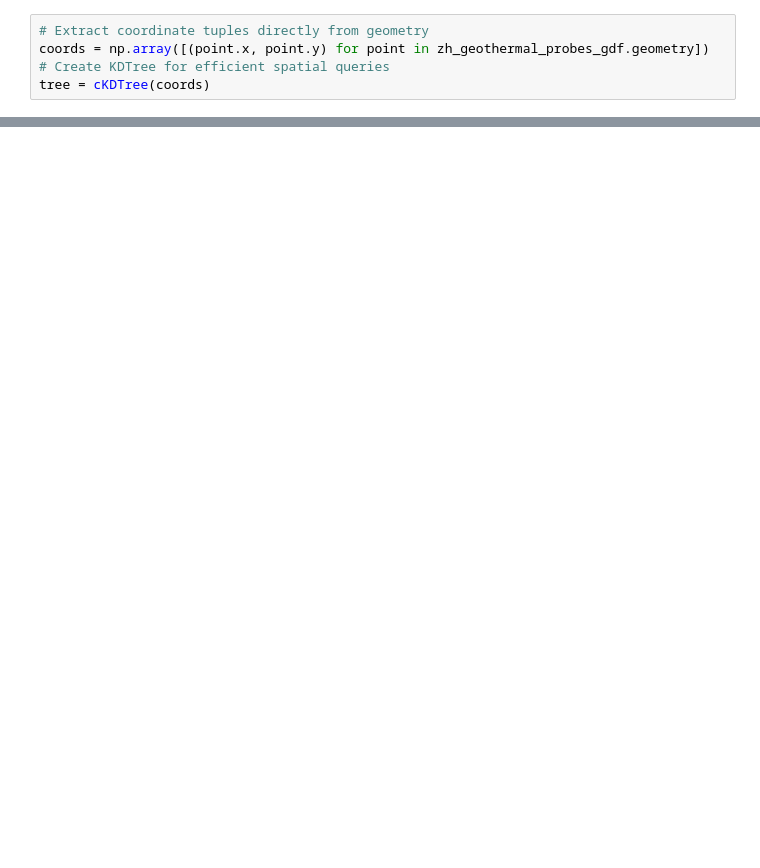
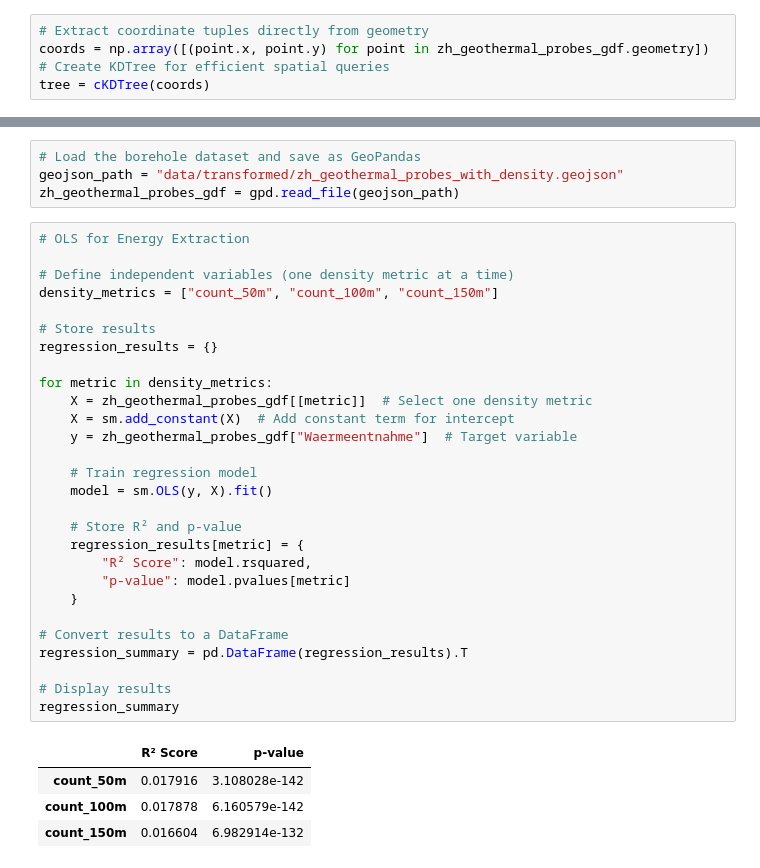
Before and after one commit to leinadher/GeoThesis, a Jupyter notebook: 05_transformation_zh_waermenutzungsatlas_bohrungen.ipynb, the cells around one changed output, grey strips where cells are left out. Cells and saved outputs as stored; diff of their text form; blank space fills up the shorter version.

```diff
--- a/05_transformation_zh_waermenutzungsatlas_bohrungen.ipynb
+++ b/05_transformation_zh_waermenutzungsatlas_bohrungen.ipynb
@@ -113,0 +233,37 @@ Computing radius 150m ...
+# %%
+# Load the borehole dataset and save as GeoPandas
+geojson_path = "data/transformed/zh_geothermal_probes_with_density.geojson"
+zh_geothermal_probes_gdf = gpd.read_file(geojson_path)
+# %%
+# OLS for Energy Extraction
+
+# Define independent variables (one density metric at a time)
+density_metrics = ["count_50m", "count_100m", "count_150m"]
+
+# Store results
+regression_results = {}
+
+for metric in density_metrics:
+    X = zh_geothermal_probes_gdf[[metric]]  # Select one density metric
+    X = sm.add_constant(X)  # Add constant term for intercept
+    y = zh_geothermal_probes_gdf["Waermeentnahme"]  # Target variable
+
+    # Train regression model
+    model = sm.OLS(y, X).fit()
+
+    # Store R² and p-value
+    regression_results[metric] = {
+        "R² Score": model.rsquared,
+        "p-value": model.pvalues[metric]
+    }
+
+# Convert results to a DataFrame
+regression_summary = pd.DataFrame(regression_results).T
+
+# Display results
+regression_summary
+# %% [output]
+|  | R² Score | p-value |
+| count_50m | 0.017916 | 3.108028e-142 |
+| count_100m | 0.017878 | 6.160579e-142 |
+| count_150m | 0.016604 | 6.982914e-132 |
```
Also changed, not shown: parts of 32 cells of this notebook, 2 other files.
